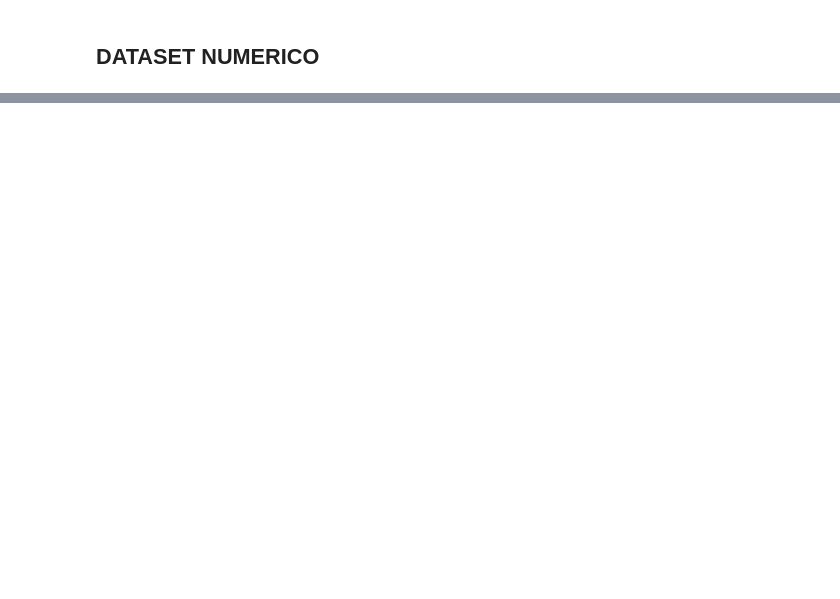
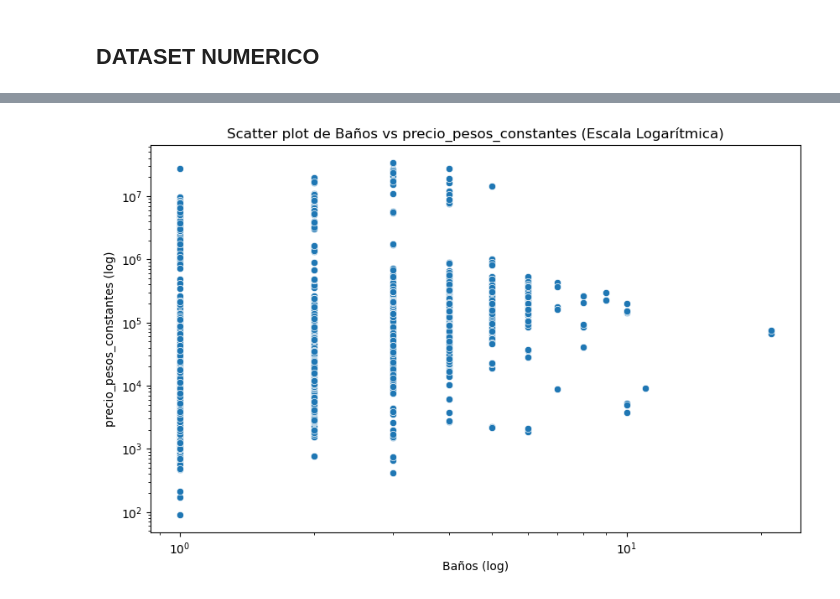
Before and after one commit to Ciror3/proyecto_final_Guerrero_Russi, a Jupyter notebook: notebooks/preprocesamiento.ipynb, the cells around one changed output, grey strips where cells are left out. Saved outputs shown, nothing was run; the diff lists cells and outputs as text; code cells hidden in the pictures; blank space fills up the shorter version.

```diff
--- a/notebooks/preprocesamiento.ipynb
+++ b/notebooks/preprocesamiento.ipynb
@@ -64,0 +89,10 @@ train_procesado = pd.read_csv(direccion)
+# %%
+plt.figure(figsize=(10, 6))
+scatter_plot = sns.scatterplot(x=train_procesado['Banos'], y=train_procesado['precio_pesos_constantes'])
+scatter_plot.set(xscale="log", yscale="log")
+plt.title('Scatter plot de Baños vs precio_pesos_constantes (Escala Logarítmica)')
+plt.xlabel('Baños (log)')
+plt.ylabel('precio_pesos_constantes (log)')
+plt.show()
+# %% [output]
+[figure, added]
```
Also changed, not shown: parts of 7 cells of this notebook, 2 other files.
